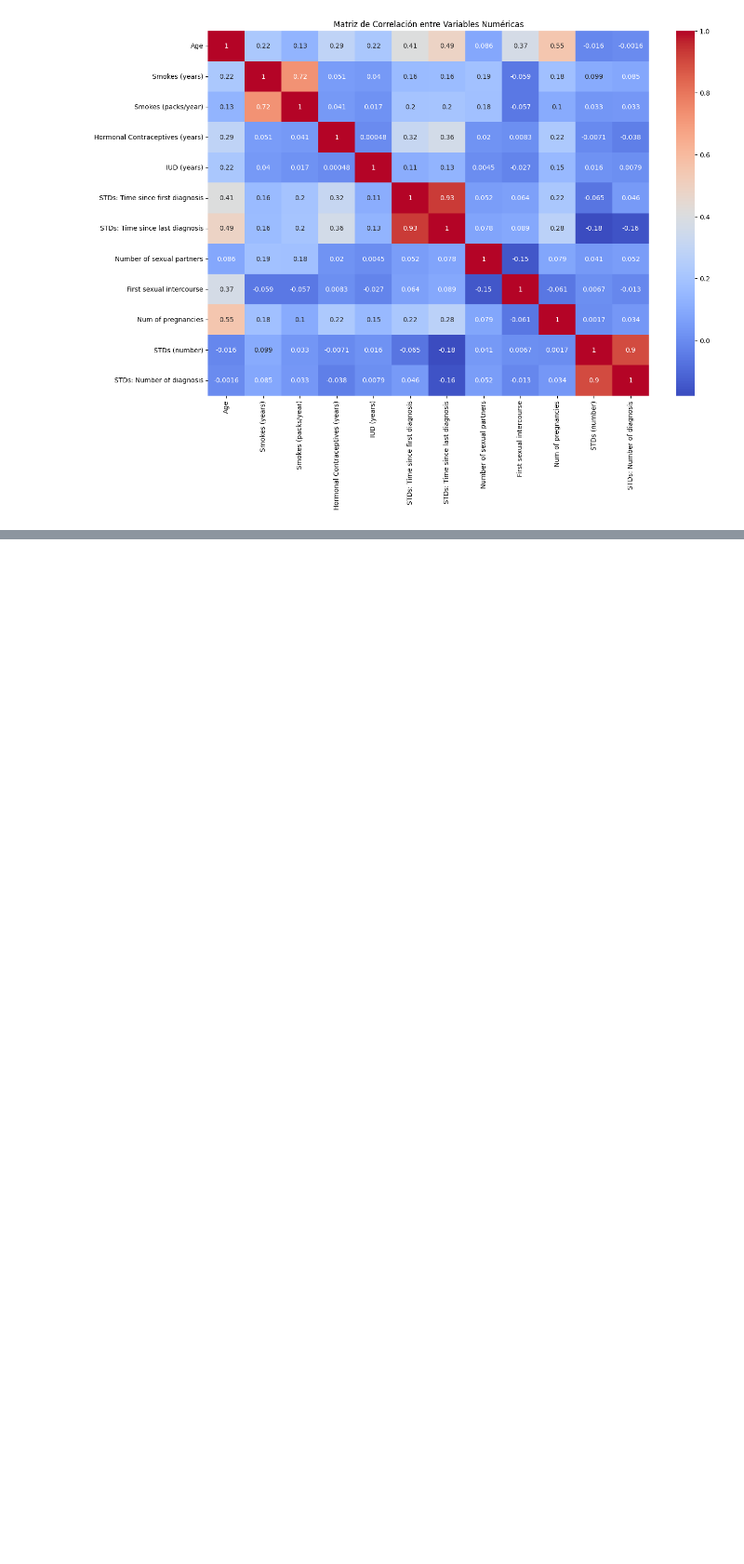
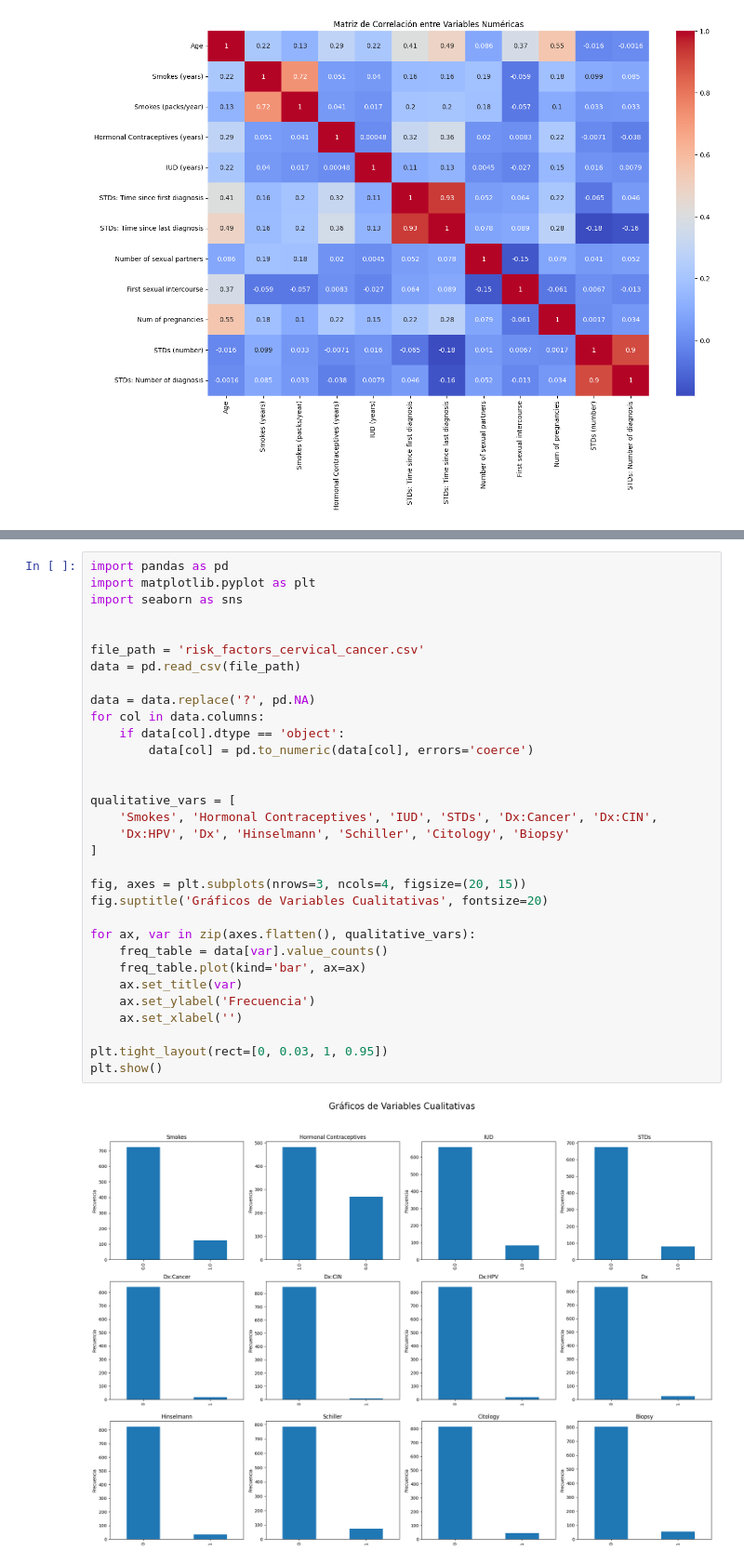
Before and after one commit to AGM54/DATASCIENCE, a Jupyter notebook: codigo.ipynb, the cells around one changed output, grey strips where cells are left out. Shown at 93% size. Cells and saved outputs as stored; diff of their text form; blank space fills up the shorter version.

```diff
--- a/codigo.ipynb
+++ b/codigo.ipynb
@@ -408,0 +415,34 @@ plt.show()
+# %%
+import pandas as pd
+import matplotlib.pyplot as plt
+import seaborn as sns
+
+
+file_path = 'risk_factors_cervical_cancer.csv'
+data = pd.read_csv(file_path)
+
+data = data.replace('?', pd.NA)
+for col in data.columns:
+    if data[col].dtype == 'object':
+        data[col] = pd.to_numeric(data[col], errors='coerce')
+
+
+qualitative_vars = [
+    'Smokes', 'Hormonal Contraceptives', 'IUD', 'STDs', 'Dx:Cancer', 'Dx:CIN',
+    'Dx:HPV', 'Dx', 'Hinselmann', 'Schiller', 'Citology', 'Biopsy'
+]
+
+fig, axes = plt.subplots(nrows=3, ncols=4, figsize=(20, 15))
+fig.suptitle('Gráficos de Variables Cualitativas', fontsize=20)
+
+for ax, var in zip(axes.flatten(), qualitative_vars):
+    freq_table = data[var].value_counts()
+    freq_table.plot(kind='bar', ax=ax)
+    ax.set_title(var)
+    ax.set_ylabel('Frecuencia')
+    ax.set_xlabel('')
+
+plt.tight_layout(rect=[0, 0.03, 1, 0.95])
+plt.show()
+# %% [output]
+[figure, added]
```
Also changed, not shown: parts of 3 cells of this notebook.
